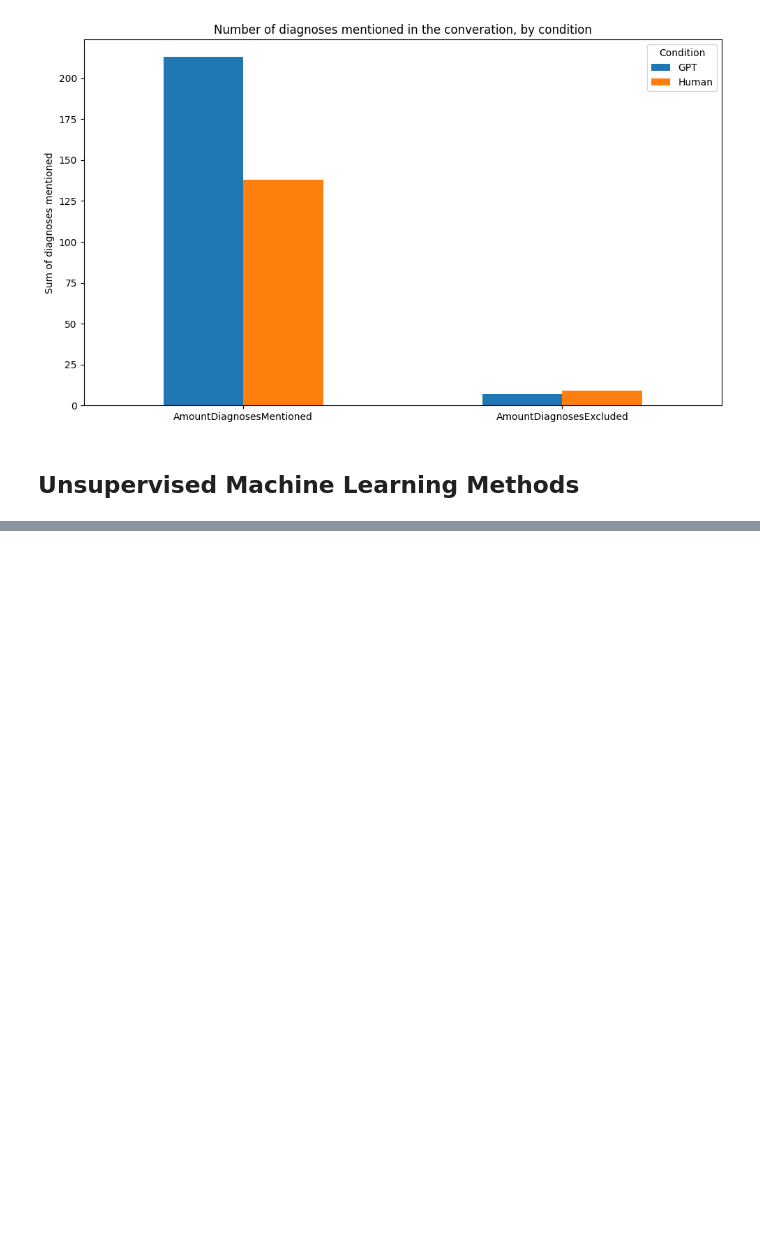
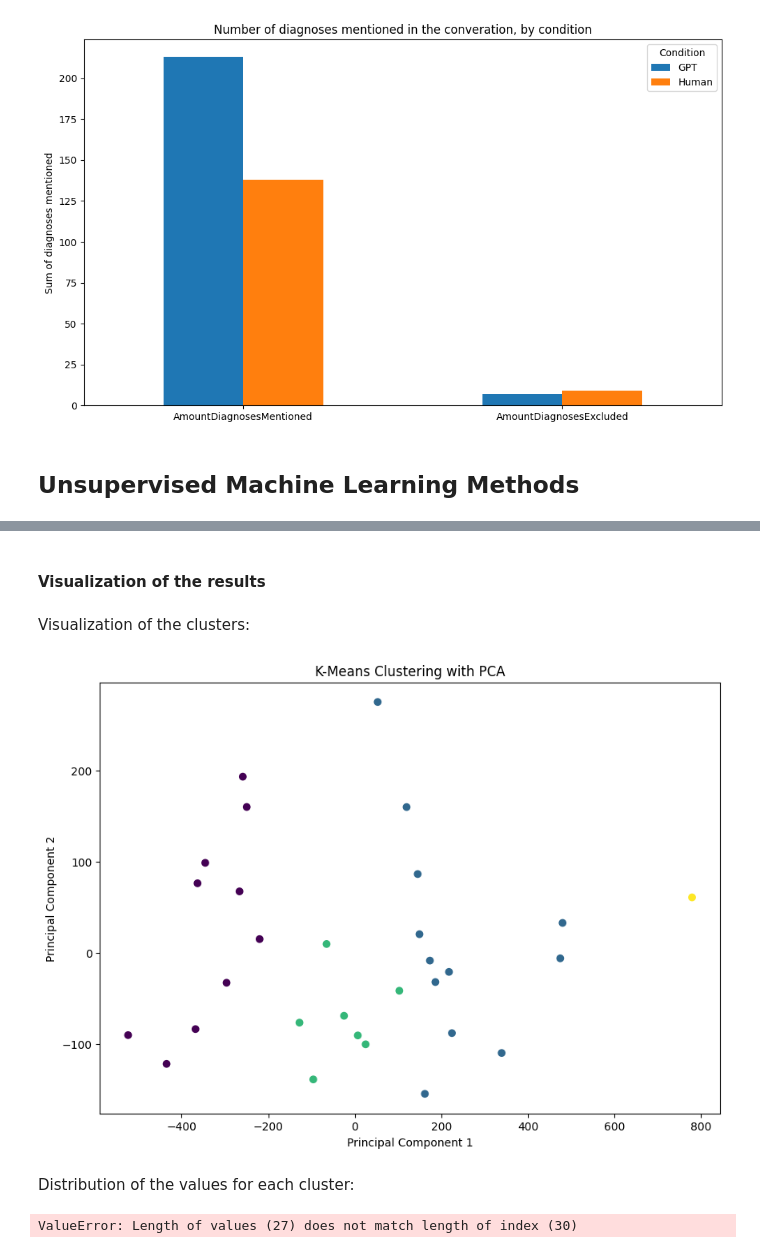
Before and after one commit to SaloWi/cas_mod4, a Jupyter notebook: mod3/CAS_Module_3.ipynb, the cells around one changed output, grey strips where cells are left out. Saved outputs shown, nothing was run; the diff lists cells and outputs as text; code cells hidden in the pictures; blank space fills up the shorter version.

```diff
--- a/mod3/CAS_Module_3.ipynb
+++ b/mod3/CAS_Module_3.ipynb
@@ -143,0 +367,3 @@ plt.show()
+# %%
+kmeans = KMeans(n_clusters = 4, init = 'k-means++', random_state = 42)
+y_kmeans = kmeans.fit_predict(clustering_gpt)
@@ -143,0 +372,60 @@ plt.show()
+# %%
+pca = PCA(n_components=2)
+principalComponents = pca.fit_transform(clustering_gpt)
+principalDf = pd.DataFrame(data = principalComponents
+             , columns = ['principal component 1', 'principal component 2'])
+# %% [markdown]
+#### Visualization of the results
+# %% [markdown]
+Visualization of the clusters:
+# %%
+labels = kmeans.labels_
+
+plt.figure(figsize=(10, 7))
+plt.scatter(principalDf['principal component 1'], principalDf['principal component 2'], c=labels, cmap='viridis')
+plt.xlabel('Principal Component 1')
+plt.ylabel('Principal Component 2')
+plt.title('K-Means Clustering with PCA')
+plt.show()
+# %% [output]
+[figure, added]
+# %% [markdown]
+Distribution of the values for each cluster:
+# %%
+# Group the data by cluster and calculate the mean of each feature
+clustering_gpt['cluster'] = y_kmeans #Die Meldung im Output mit "Try using .loc... bezieht sich auf diesen Codeteil. Ich bin mir jedoch nicht ganz sicher, wie wir es anders zusammenfügen können, damit die Meldung im Output nicht mehr kommt. Evtl. hasst du eine Idee?
+df_grouped = clustering_gpt.groupby('cluster').mean()
+
+#Filter the DataFrame for each cluster
+cluster1_data = clustering_gpt[clustering_gpt['cluster'] == 0]
+cluster2_data = clustering_gpt[clustering_gpt['cluster'] == 1]
+cluster3_data = clustering_gpt[clustering_gpt['cluster'] == 2]
+cluster4_data = clustering_gpt[clustering_gpt['cluster'] == 3]
+
+#Calculate the mean of each feature for each cluster
+cluster1_mean = cluster1_data.mean()
+cluster2_mean = cluster2_data.mean()
+cluster3_mean = cluster3_data.mean()
+cluster4_mean = cluster4_data.mean()
+
+# Create a Markdown table string
+table_md1 = f"""
+| Feature | Mean value for cluster 1 | Mean value for cluster 2 | Mean value for cluster 3 | Mean value for cluster 4 |
+|---|---|---|---|---|
+| Ratio of patient information | {cluster1_mean['AmountPatientRatio']:.2f} | {cluster2_mean['AmountPatientRatio']:.2f} | **{cluster3_mean['AmountPatientRatio']:.2f}** | **{cluster4_mean['AmountPatientRatio']:.2f}** |
+| Time of patient information (in seconds) | {cluster1_mean['TimePatientSeconds']:.2f} | {cluster2_mean['TimePatientSeconds']:.2f} | **{cluster3_mean['TimePatientSeconds']:.2f}** | **{cluster4_mean['TimePatientSeconds']:.2f}** |
+| Q-type: Technical question | {cluster1_mean['TechnicalQuestion']:.2f} | {cluster2_mean['TechnicalQuestion']:.2f} | **{cluster3_mean['TechnicalQuestion']:.2f}** | {cluster4_mean['TechnicalQuestion']:.2f} |
+| Q-type: Request | {cluster1_mean['Request']:.2f} | {cluster2_mean['Request']:.2f} | **{cluster3_mean['Request']:.2f}** | {cluster4_mean['Request']:.2f} |
+| Q-type: Statement | {cluster1_mean['Statement']:.2f} | {cluster2_mean['Statement']:.2f} | {cluster3_mean['Statement']:.2f} | **{cluster4_mean['Statement']:.2f}** |
+| Q-type: Differentiate | {cluster1_mean['Differentiate']:.2f} | **{cluster2_mean['Differentiate']:.2f}** | {cluster3_mean['Differentiate']:.2f} | {cluster4_mean['Differentiate']:.2f} |
+| Q-type: Exclude | {cluster1_mean['Exclude']:.2f} | {cluster2_mean['Exclude']:.2f} | **{cluster3_mean['Exclude']:.2f}** | {cluster4_mean['Exclude']:.2f} |
+| First question was self-formulated (and not copied) | {cluster1_mean['FirstQuestionSelf']:.2f} | {cluster2_mean['FirstQuestionSelf']:.2f} | {cluster3_mean['FirstQuestionSelf']:.2f} | {cluster4_mean['FirstQuestionSelf']:.2f} |
+| Amount of mentioned diagnoses | **{cluster1_mean['AmountDiagnosesMentioned']:.2f}** | {cluster2_mean['AmountDiagnosesMentioned']:.2f} | {cluster3_mean['AmountDiagnosesMentioned']:.2f} | **{cluster4_mean['AmountDiagnosesMentioned']:.2f}** |
+| Duration of the total chat interaction (in seconds) | **{cluster1_mean['DurationInteractionSeconds']:.2f}** | {cluster2_mean['DurationInteractionSeconds']:.2f} | {cluster3_mean['DurationInteractionSeconds']:.2f} | **{cluster4_mean['DurationInteractionSeconds']:.2f}** |
+| Amount of interactions in the chat | **{cluster1_mean['AmountInteraction']:.2f}** | {cluster2_mean['AmountInteraction']:.2f} | {cluster3_mean['AmountInteraction']:.2f} | **{cluster4_mean['AmountInteraction']:.2f}** |
+"""
+
+# Display Table
+display(Markdown(table_md1))
+# %% [output]
+ValueError: Length of values (27) does not match length of index (30)
```
Also changed, not shown: parts of 47 cells of this notebook.
